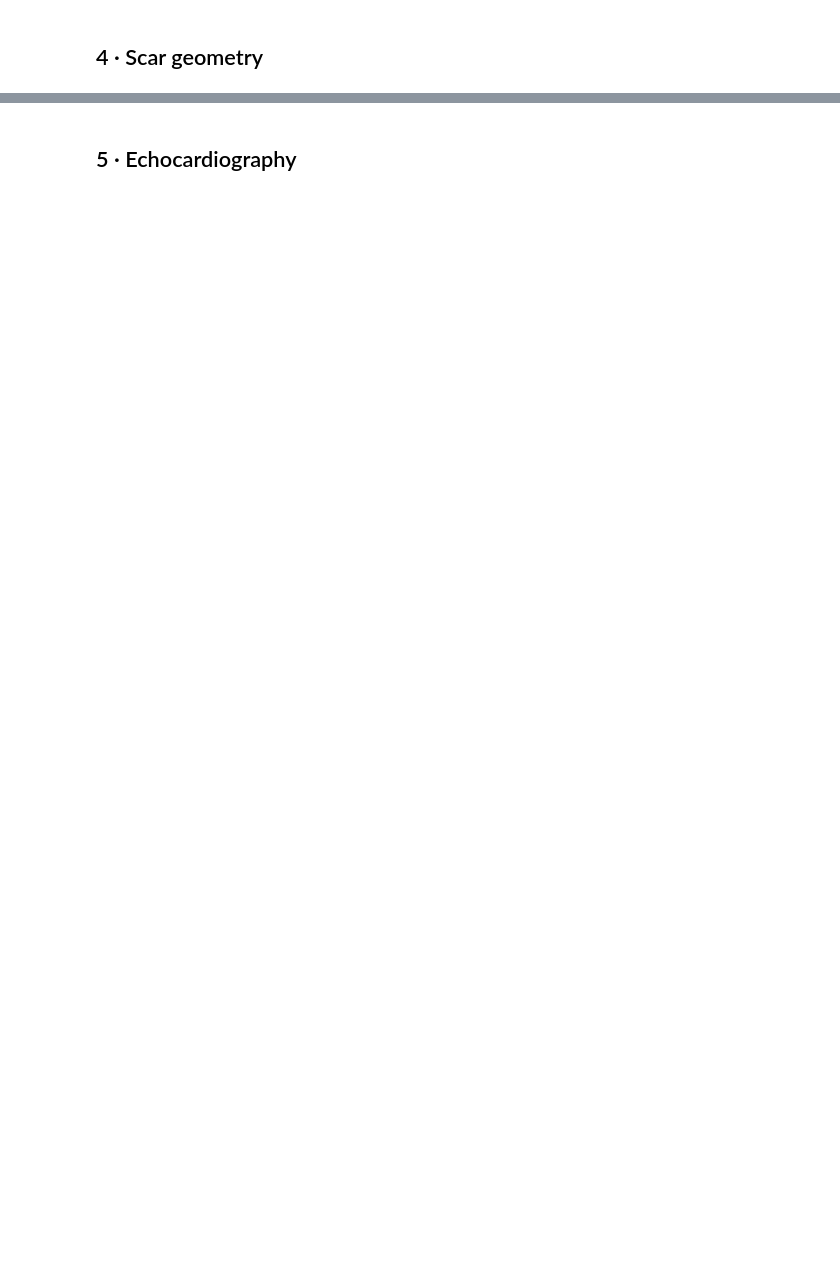
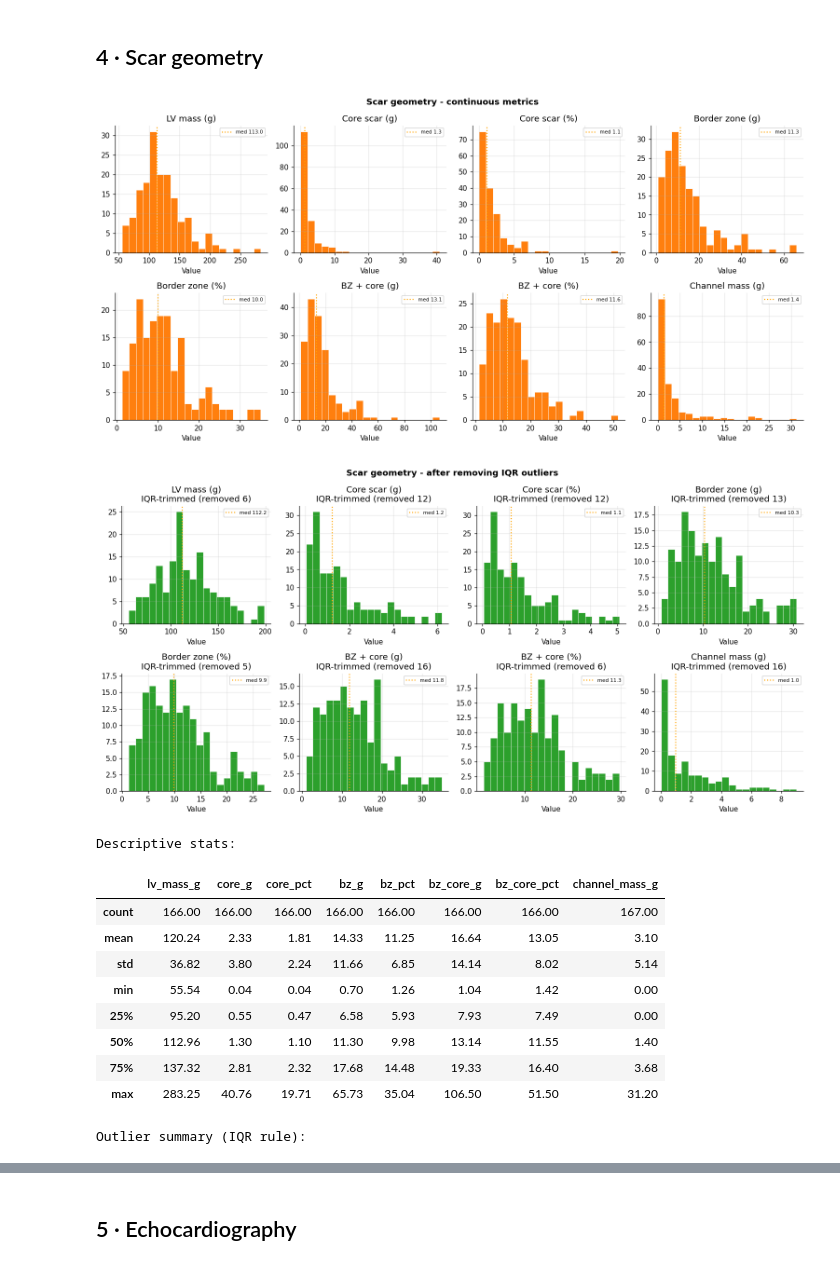
Before and after one commit to jcompanys/scar_tissue_that_I_wish_you_saw, a Jupyter notebook: lv-scar-segmentation/notebooks/02_clinical_eda.ipynb, the cells around one changed output, grey strips where cells are left out. Drawn from its saved outputs; the diff is of its cells as text; code cells hidden in the pictures; blank space fills up the shorter version.

```diff
--- a/lv-scar-segmentation/notebooks/02_clinical_eda.ipynb
+++ b/lv-scar-segmentation/notebooks/02_clinical_eda.ipynb
@@ -187,32 +469,81 @@ if "nyha" in df.columns:
 # -- Continuous scar metrics -----------------------------------------------
 scar_num = [c for c in ["lv_mass_g", "core_g", "core_pct",
                          "bz_g", "bz_pct", "bz_core_g", "bz_core_pct",
                          "channel_mass_g"] if c in df.columns]
 
 if scar_num:
     n_cols = 4
     n_rows = int(np.ceil(len(scar_num) / n_cols))
+
     fig, axes = plt.subplots(n_rows, n_cols, figsize=(14, 3.5 * n_rows))
     axes = np.array(axes, dtype=object).reshape(-1)
+    outlier_rows = []
 
     for i, col in enumerate(scar_num):
         s = df[col].dropna()
+        mask = iqr_inlier_mask(s)
+        s_trim = s.loc[mask]
+        outlier_rows.append({
+            "metric": pretty_label(col),
+            "n_total": int(len(s)),
+            "n_outliers": int((~mask).sum()),
+            "pct_outliers": round((~mask).mean() * 100 if len(mask) else 0, 1),
+        })
         axes[i].hist(s, bins=20, color=PAL[1], edgecolor="white", linewidth=0.5)
         axes[i].axvline(s.median(), color="orange", linestyle=":",
                         label=f"med {s.median():.1f}")
-        axes[i].set_title(col)
-        axes[i].set_xlabel("value")
+        axes[i].set_title(pretty_label(col))
+        axes[i].set_xlabel("Value")
         axes[i].legend(fontsize=7)
 
     for ax in axes[len(scar_num):]:
         ax.set_visible(False)
 
     plt.suptitle("Scar geometry - continuous metrics", fontweight="bold")
     plt.tight_layout()
     plt.savefig(RESULTS_DIR / "eda_scar_distributions.png", bbox_inches="tight")
     plt.show()
 
+    fig, axes = plt.subplots(n_rows, n_cols, figsize=(14, 3.5 * n_rows))
+    axes = np.array(axes, dtype=object).reshape(-1)
+
+    for i, col in enumerate(scar_num):
+        s = df[col].dropna()
+        mask = iqr_inlier_mask(s)
+        s_trim = s.loc[mask]
+        removed = int((~mask).sum())
+        axes[i].hist(s_trim, bins=20, color=PAL[2], edgecolor="white", linewidth=0.5)
+        axes[i].axvline(s_trim.median(), color="orange", linestyle=":",
+                        label=f"med {s_trim.median():.1f}")
+        axes[i].set_title(f"{pretty_label(col)}\nIQR-trimmed (removed {removed})")
+        axes[i].set_xlabel("Value")
+        axes[i].legend(fontsize=7)
+
+    for ax in axes[len(scar_num):]:
+        ax.set_visible(False)
+
+    plt.suptitle("Scar geometry - after removing IQR outliers", fontweight="bold")
+    plt.tight_layout()
+    plt.savefig(RESULTS_DIR / "eda_scar_distributions_trimmed.png", bbox_inches="tight")
+    plt.show()
+
     print("\nDescriptive stats:")
     display(df[scar_num].describe().round(2))
+    print("\nOutlier summary (IQR rule):")
+    display(pd.DataFrame(outlier_rows))
 else:
     print("No continuous scar metrics available in this registry export.")
+# %% [output]
+[figure, added]
+[figure, added]
+Descriptive stats:
+|  | lv_mass_g | core_g | core_pct | bz_g | bz_pct | bz_core_g | bz_core_pct | channel_mass_g |
+| count | 166.00 | 166.00 | 166.00 | 166.00 | 166.00 | 166.00 | 166.00 | 167.00 |
+| mean | 120.24 | 2.33 | 1.81 | 14.33 | 11.25 | 16.64 | 13.05 | 3.10 |
+| std | 36.82 | 3.80 | 2.24 | 11.66 | 6.85 | 14.14 | 8.02 | 5.14 |
+| min | 55.54 | 0.04 | 0.04 | 0.70 | 1.26 | 1.04 | 1.42 | 0.00 |
+| 25% | 95.20 | 0.55 | 0.47 | 6.58 | 5.93 | 7.93 | 7.49 | 0.00 |
+| 50% | 112.96 | 1.30 | 1.10 | 11.30 | 9.98 | 13.14 | 11.55 | 1.40 |
+| 75% | 137.32 | 2.81 | 2.32 | 17.68 | 14.48 | 19.33 | 16.40 | 3.68 |
+| max | 283.25 | 40.76 | 19.71 | 65.73 | 35.04 | 106.50 | 51.50 | 31.20 |
+Outlier summary (IQR rule):
```
Also changed, not shown: parts of 21 cells of this notebook.
